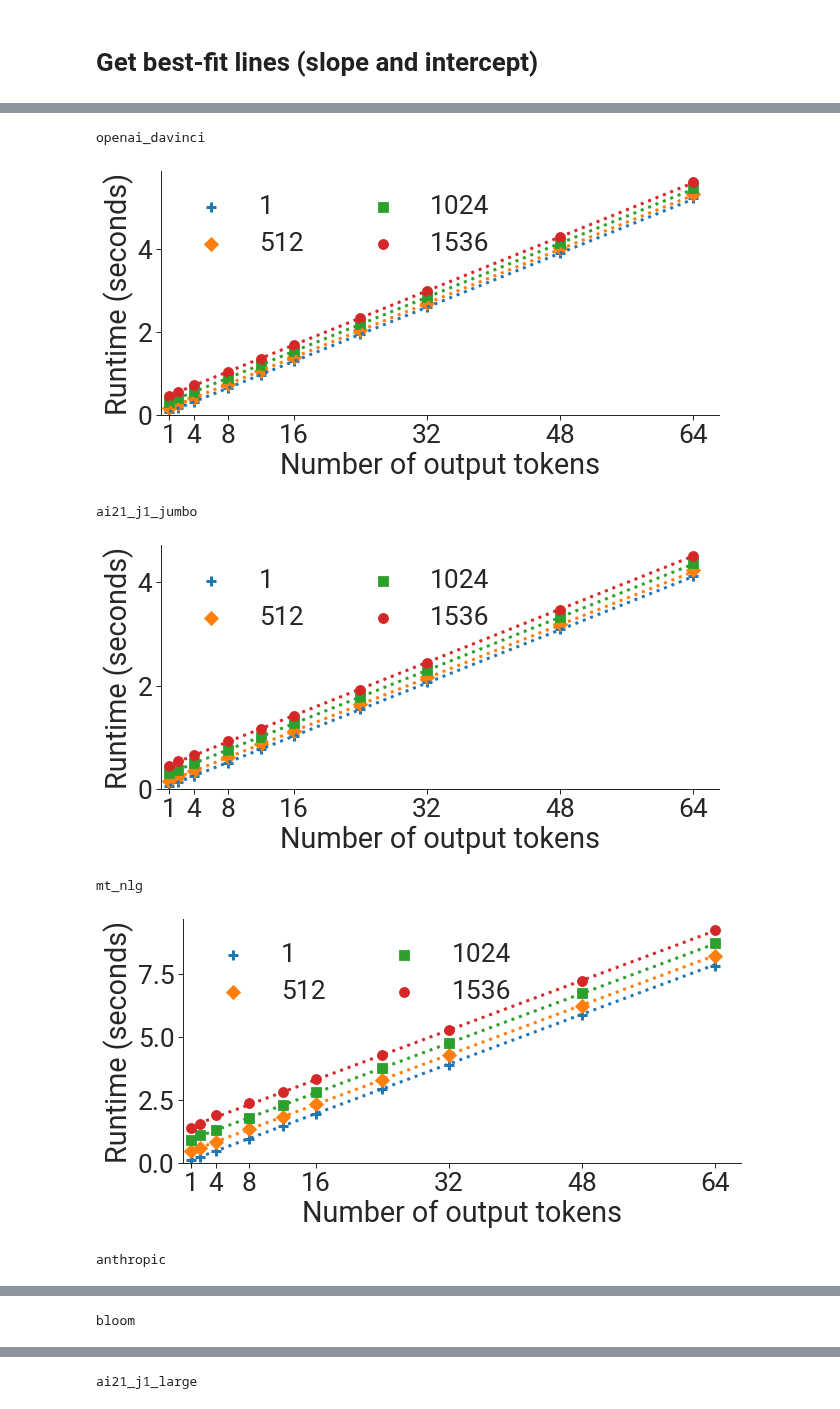
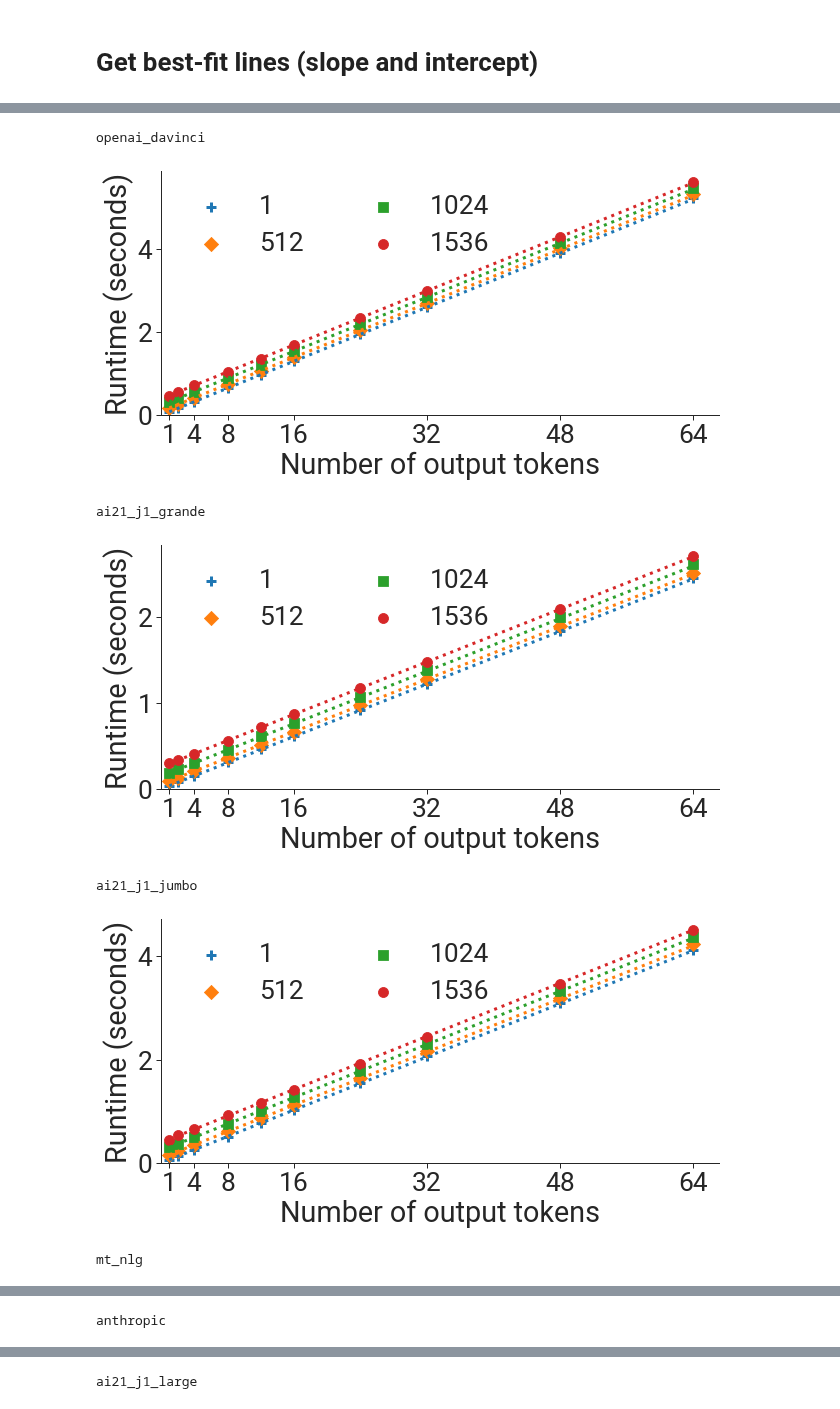
Before and after one commit to stanford-crfm/helm-efficiency, a Jupyter notebook: notebooks/fit_runtimes.ipynb, the cells around one changed output, grey strips where cells are left out. Cells and saved outputs as stored; diff of their text form; code cells hidden in the pictures.

Commit message:
Update efficiency JSON with AI21/j1-grande estimate

```diff
--- a/notebooks/fit_runtimes.ipynb
+++ b/notebooks/fit_runtimes.ipynb
@@ -192,9 +192,9 @@ def plot_per_model_runtimes(runtimes, model, all_num_prompt_tokens,
 # Get best-fit lines (slope and intercept)
 # %%
 # Compute best fit for A100 runtimes.
-megatron_models = ["openai_ada", "openai_davinci", "ai21_j1_large", "ai21_j1_jumbo",
-                   "gptj_6b", "gpt_neox_20b", "mt_nlg", "anthropic", "bloom",
-                   "opt_66b", "yalm"]
+megatron_models = ["openai_ada", "openai_davinci", "ai21_j1_large", "ai21_j1_grande",
+                   "ai21_j1_jumbo", "gptj_6b", "gpt_neox_20b", "mt_nlg", "anthropic",
+                   "bloom", "opt_66b", "yalm"]
 real_system_models = ["ai21_j1_large", "ai21_j1_grande", "ai21_j1_jumbo", "anthropic",
                       "openai_davinci", "openai_text-davinci-001", "openai_text-davinci-002"]
 megatron_json_obj = \
@@ -233,35 +233,39 @@ plot_per_model_runtimes(runtimes, 'openai_davinci', [1, 512, 1024, 1536],
                         scatter=True,
                         model_obj=megatron_json_obj["openai/davinci"],
                         output_filename='../figures/runtime_vs_num_output_tokens/openai_davinci.pdf')
+plot_per_model_runtimes(runtimes, 'ai21_j1_grande', [1, 512, 1024, 1536],
+                        scatter=True,
+                        model_obj=megatron_json_obj["ai21/j1-grande"],
+                        output_filename='../figures/runtime_vs_num_output_tokens/ai21_j1_grande.pdf')
 plot_per_model_runtimes(runtimes, 'ai21_j1_jumbo', [1, 512, 1024, 1536],
                         scatter=True,
                         model_obj=megatron_json_obj["ai21/j1-jumbo"],
                         output_filename='../figures/runtime_vs_num_output_tokens/ai21_j1_jumbo.pdf')
 plot_per_model_runtimes(runtimes, 'mt_nlg', [1, 512, 1024, 1536],
                         scatter=True,
                         model_obj=megatron_json_obj["microsoft/TNLGv2_530B"],
                         output_filename='../figures/runtime_vs_num_output_tokens/mt_nlg.pdf')
 plot_per_model_runtimes(runtimes, 'anthropic', [1, 512, 1024, 1536],
                         scatter=True,
                         model_obj=megatron_json_obj["anthropic/stanford-online-all-v4-s3"],
                         output_filename='../figures/runtime_vs_num_output_tokens/anthropic.pdf')
 plot_per_model_runtimes(runtimes, 'bloom', [1, 512, 1024, 1536],
                         scatter=True,
                         model_obj=megatron_json_obj["together/bloom"],
                         output_filename='../figures/runtime_vs_num_output_tokens/bloom.pdf')
 plot_per_model_runtimes(runtimes, 'opt_66b', [1, 512, 1024, 1536],
                         scatter=True,
                         model_obj=megatron_json_obj["together/opt-66b"],
                         output_filename='../figures/runtime_vs_num_output_tokens/opt_66b.pdf')
 plot_per_model_runtimes(runtimes, 'yalm', [1, 512, 1024, 1536],
                         scatter=True,
                         model_obj=megatron_json_obj["together/yalm"],
                         output_filename='../figures/runtime_vs_num_output_tokens/yalm.pdf')
 # %% [output]
 openai_davinci
 [figure]
-ai21_j1_jumbo
+ai21_j1_grande
-[figure, old version]
+[figure, new version]
-mt_nlg
+ai21_j1_jumbo
-[figure, old version]
+[figure, new version]
-anthropic
+mt_nlg
@@ -269 +273 @@ anthropic
-bloom
+anthropic
```
Also changed, not shown: parts of 2 cells of this notebook, 16 other files.
